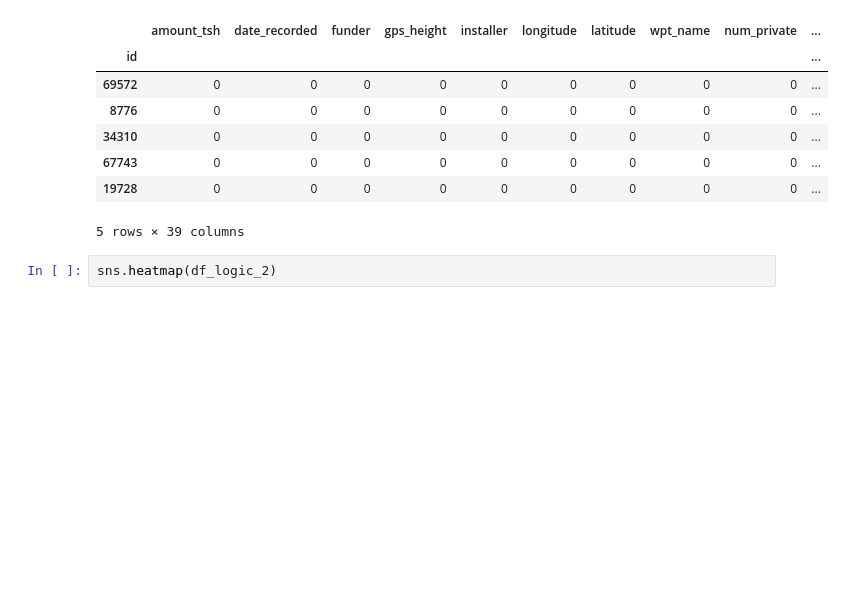
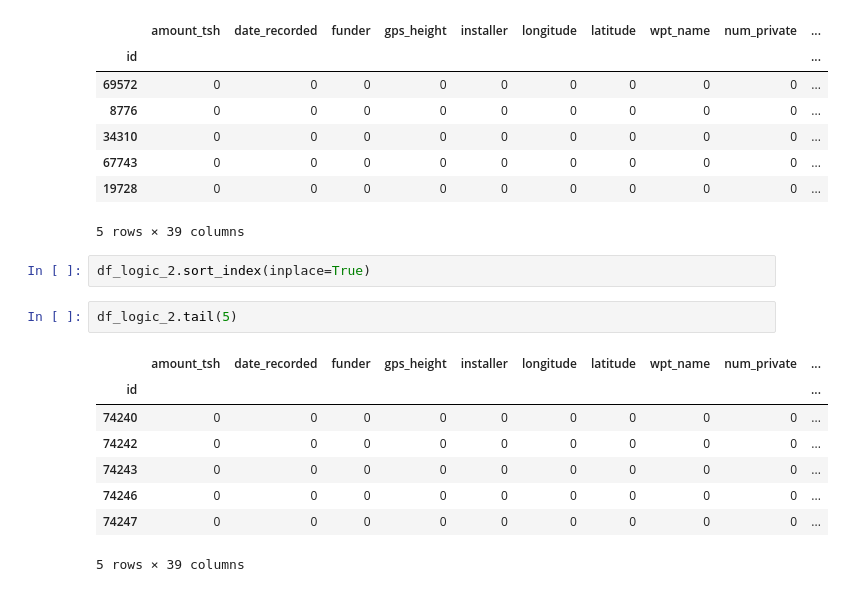
Before and after one commit to AndreiZn/Python, a Jupyter notebook: Final_project/Final Project.ipynb, the cells around one changed output. Drawn from its saved outputs; the diff is of its cells as text; blank space fills up the shorter version.

```diff
--- a/Final_project/Final Project.ipynb
+++ b/Final_project/Final Project.ipynb
@@ -58,5 +58,16 @@ df_logic_2.head(5)
 | 67743 | 0 | 0 | 0 | 0 | 0 | 0 | 0 | 0 | 0 | ... |
 | 19728 | 0 | 0 | 0 | 0 | 0 | 0 | 0 | 0 | 0 | ... |
 5 rows × 39 columns
-# %%
-sns.heatmap(df_logic_2)
+# %%
+df_logic_2.sort_index(inplace=True)
+# %%
+df_logic_2.tail(5)
+# %% [output]
+|  | amount_tsh | date_recorded | funder | gps_height | installer | longitude | latitude | wpt_name | num_private | ... |
+| id |  |  |  |  |  |  |  |  |  | ... |
+| 74240 | 0 | 0 | 0 | 0 | 0 | 0 | 0 | 0 | 0 | ... |
+| 74242 | 0 | 0 | 0 | 0 | 0 | 0 | 0 | 0 | 0 | ... |
+| 74243 | 0 | 0 | 0 | 0 | 0 | 0 | 0 | 0 | 0 | ... |
+| 74246 | 0 | 0 | 0 | 0 | 0 | 0 | 0 | 0 | 0 | ... |
+| 74247 | 0 | 0 | 0 | 0 | 0 | 0 | 0 | 0 | 0 | ... |
+5 rows × 39 columns
```
Also changed, not shown: parts of 2 cells of this notebook.
